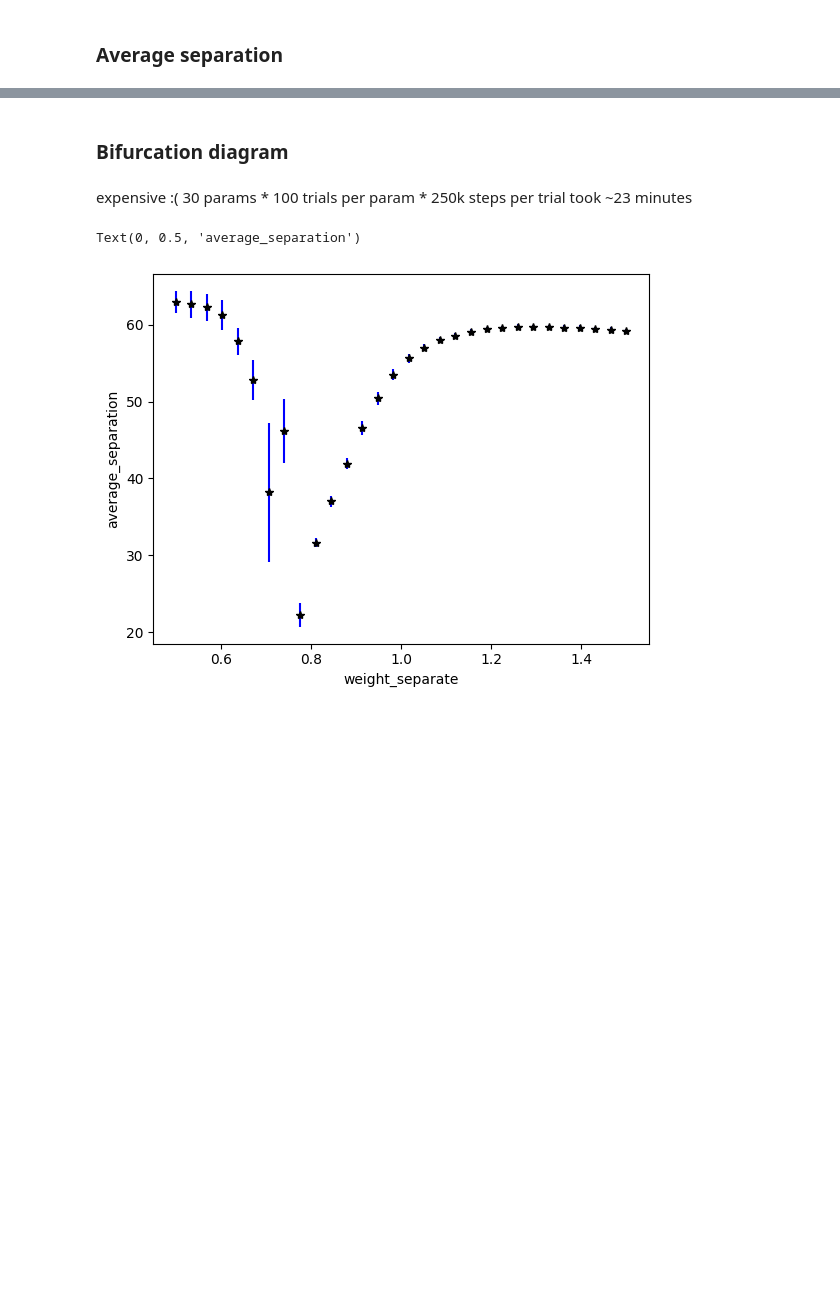
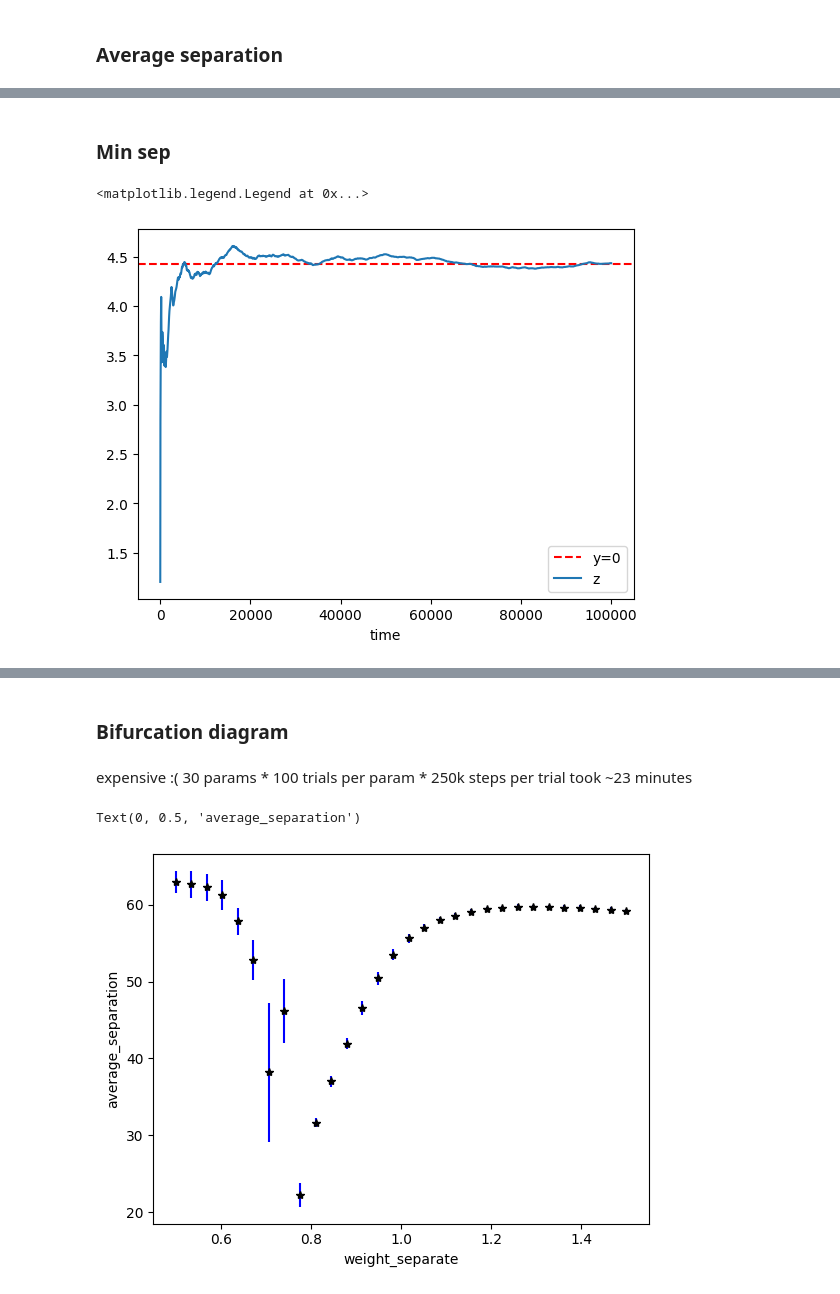
Before and after one commit to matthewshang/flock, a Jupyter notebook: ergodic.ipynb, the cells around one changed output, grey strips where cells are left out. Cells and saved outputs as stored; diff of their text form; code cells hidden in the pictures; blank space fills up the shorter version.

```diff
--- a/ergodic.ipynb
+++ b/ergodic.ipynb
@@ -96,0 +72,29 @@ plt.legend()
+# %% [markdown]
+### Min sep
+# %%
+params = jf.Params(
+    weight_forward  = 0.20,
+    weight_separate = 1.00,
+    weight_align    = 0.30,
+    weight_cohere   = 0.60,
+    weight_avoid    = 0.80
+)
+
+config = jf.Config(
+    boid_count = 25,
+    sphere_radius = 30.0
+)
+
+key = jax.random.PRNGKey(0)
+state = jf.init_state(config, key)
+def next_state(state):
+    return jf.next_state(params, config, 1 / 60, state)
+zs = stats.time_average_with_history(state, next_state, 100000, jf.min_sep)
+
+plt.axhline(y=jp.mean(zs), color='r', linestyle='--', label=f'y=0')
+plt.plot(zs, label='z')
+plt.xlabel('time')
+plt.legend()
+# %% [output]
+<matplotlib.legend.Legend at 0x...>
+[figure, added]
```
Also changed, not shown: parts of 12 cells of this notebook, 5 other files.
